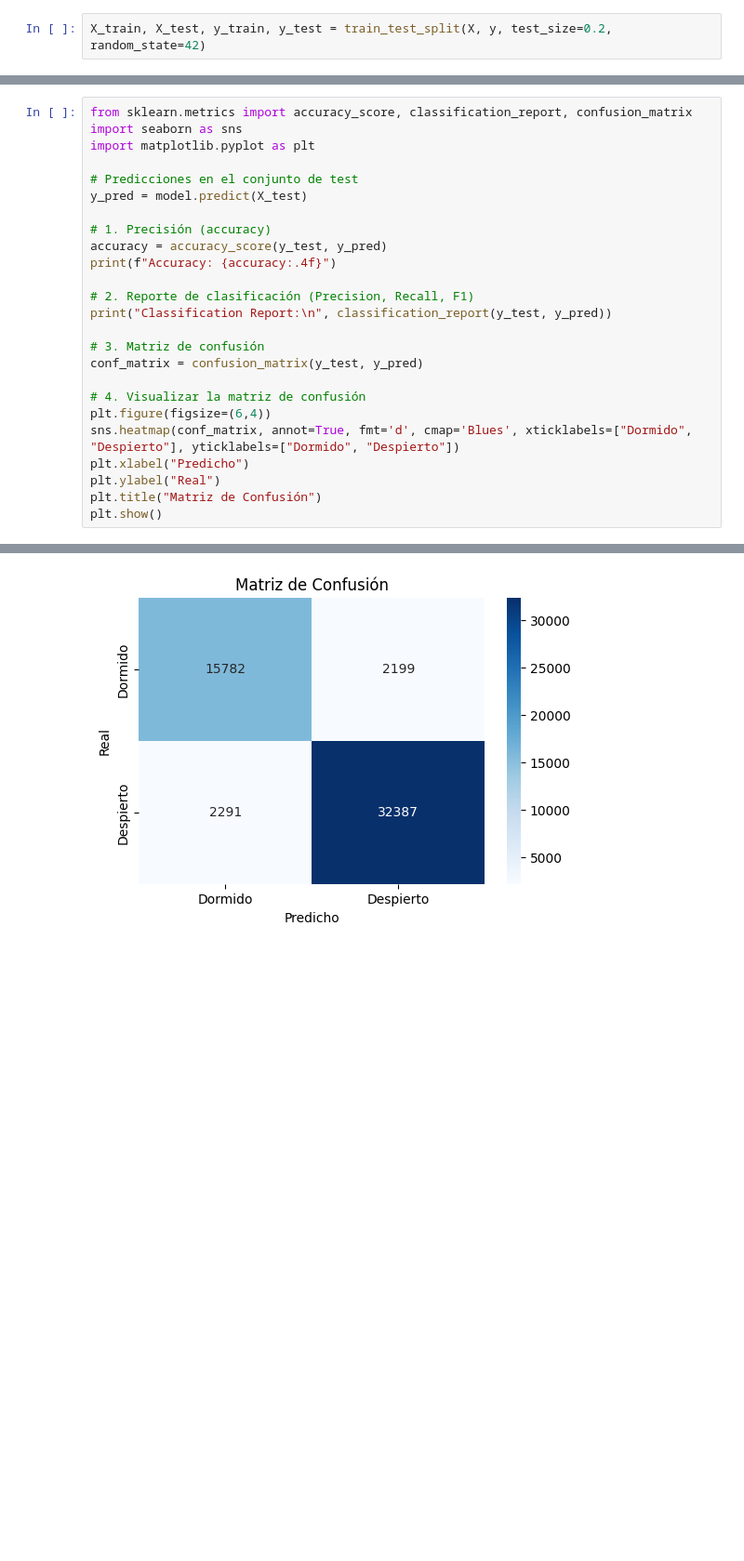
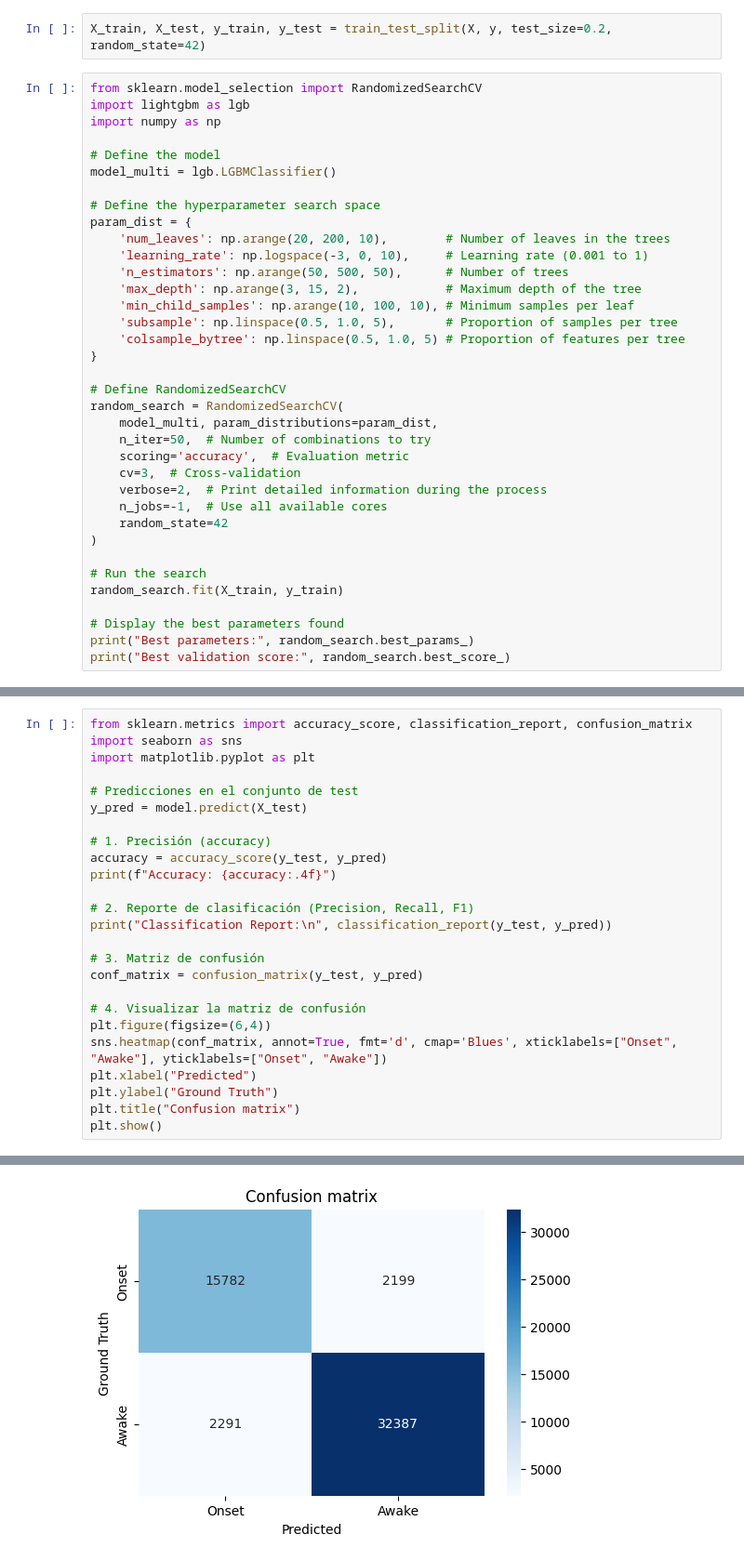
Before and after one commit to LeaMyl/Project_Sleep_States, a Jupyter notebook: SimpleDataset.ipynb, the cells around one changed output, grey strips where cells are left out. Shown: that part at 93% size. Saved outputs shown, nothing was run; the diff lists cells and outputs as text; blank space fills up the shorter version.

Commit message:
🧪 Testing LightGBM with simple dataset and random search

```diff
--- a/Zzz_read.ipynb
+++ b/SimpleDataset.ipynb
@@ -255,3 +217,39 @@ train_series = train_series.drop(columns=['timestamp'])
 X, y = extract_features(train_series, sequence_length=50)
 # %%
 X_train, X_test, y_train, y_test = train_test_split(X, y, test_size=0.2, random_state=42)
+# %%
+from sklearn.model_selection import RandomizedSearchCV
+import lightgbm as lgb
+import numpy as np
+
+# Define the model
+model_multi = lgb.LGBMClassifier()
+
+# Define the hyperparameter search space
+param_dist = {
+    'num_leaves': np.arange(20, 200, 10),        # Number of leaves in the trees
+    'learning_rate': np.logspace(-3, 0, 10),     # Learning rate (0.001 to 1)
+    'n_estimators': np.arange(50, 500, 50),      # Number of trees
+    'max_depth': np.arange(3, 15, 2),            # Maximum depth of the tree
+    'min_child_samples': np.arange(10, 100, 10), # Minimum samples per leaf
+    'subsample': np.linspace(0.5, 1.0, 5),       # Proportion of samples per tree
+    'colsample_bytree': np.linspace(0.5, 1.0, 5) # Proportion of features per tree
+}
+
+# Define RandomizedSearchCV
+random_search = RandomizedSearchCV(
+    model_multi, param_distributions=param_dist,
+    n_iter=50,  # Number of combinations to try
+    scoring='accuracy',  # Evaluation metric
+    cv=3,  # Cross-validation
+    verbose=2,  # Print detailed information during the process
+    n_jobs=-1,  # Use all available cores
+    random_state=42
+)
+
+# Run the search
+random_search.fit(X_train, y_train)
+
+# Display the best parameters found
+print("Best parameters:", random_search.best_params_)
+print("Best validation score:", random_search.best_score_)
@@ -272,35 +273,35 @@ from sklearn.metrics import accuracy_score, classification_report, confusion_mat
 import seaborn as sns
 import matplotlib.pyplot as plt
 
 # Predicciones en el conjunto de test
 y_pred = model.predict(X_test)
 
 # 1. Precisión (accuracy)
 accuracy = accuracy_score(y_test, y_pred)
 print(f"Accuracy: {accuracy:.4f}")
 
 # 2. Reporte de clasificación (Precision, Recall, F1)
 print("Classification Report:\n", classification_report(y_test, y_pred))
 
 # 3. Matriz de confusión
 conf_matrix = confusion_matrix(y_test, y_pred)
 
 # 4. Visualizar la matriz de confusión
 plt.figure(figsize=(6,4))
-sns.heatmap(conf_matrix, annot=True, fmt='d', cmap='Blues', xticklabels=["Dormido", "Despierto"], yticklabels=["Dormido", "Despierto"])
-plt.xlabel("Predicho")
-plt.ylabel("Real")
-plt.title("Matriz de Confusión")
+sns.heatmap(conf_matrix, annot=True, fmt='d', cmap='Blues', xticklabels=["Onset", "Awake"], yticklabels=["Onset", "Awake"])
+plt.xlabel("Predicted")
+plt.ylabel("Ground Truth")
+plt.title("Confusion matrix")
 plt.show()
 # %% [output]
 Accuracy: 0.9147
 Classification Report:
                precision    recall  f1-score   support
 
            0       0.87      0.88      0.88     17981
            1       0.94      0.93      0.94     34678
 
     accuracy                           0.91     52659
    macro avg       0.90      0.91      0.91     52659
 weighted avg       0.91      0.91      0.91     52659
-[figure, old version]
+[figure, new version]
```
Also changed, not shown: parts of 22 cells of this notebook, 1 other file.
